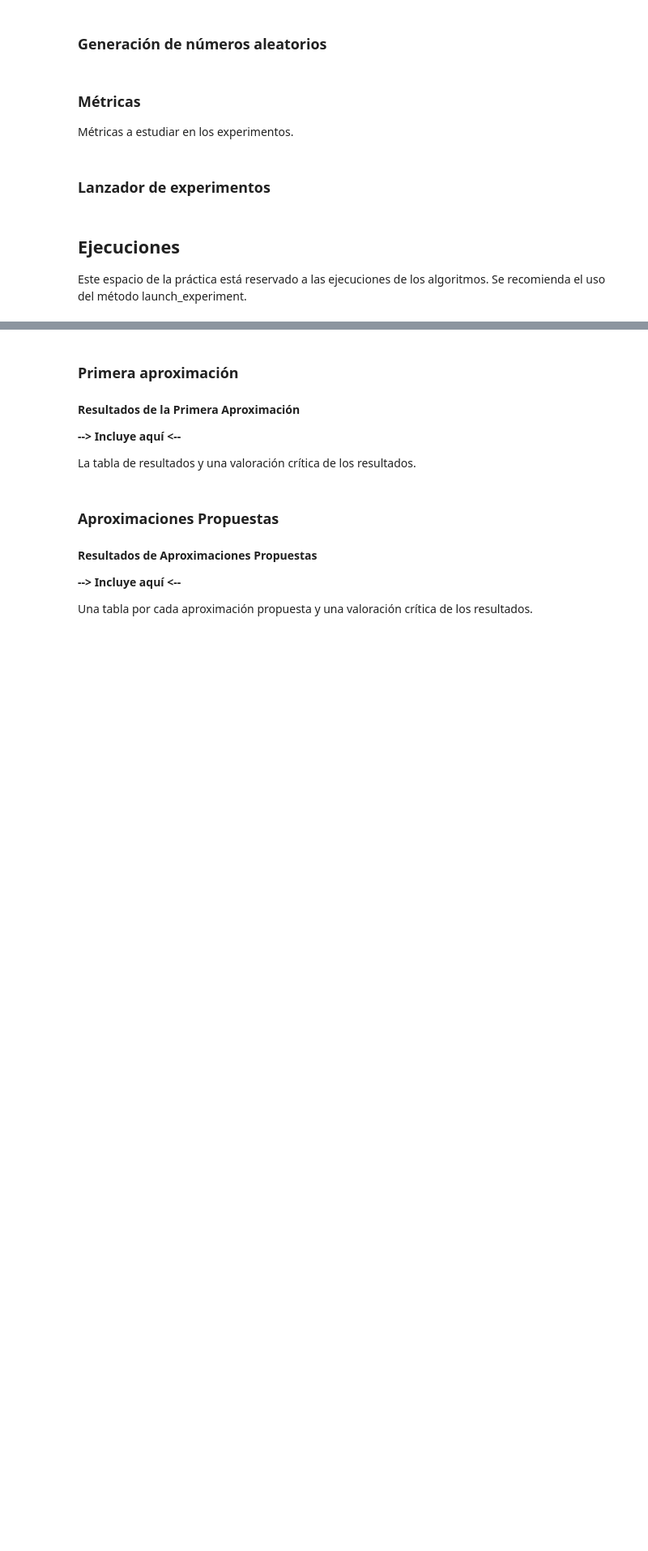
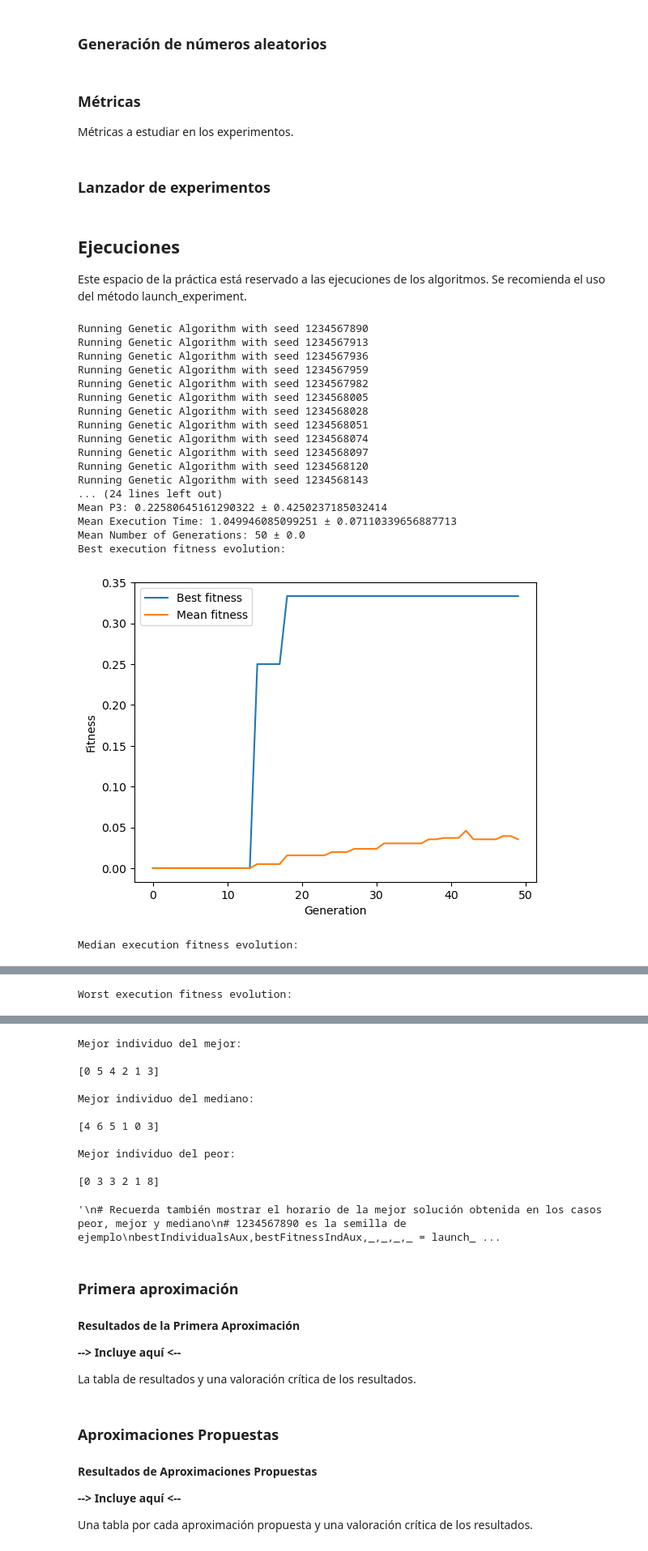
Before and after one commit to javierdesant/AI-assignments, a Jupyter notebook: practica_neuronal_grupo_CITIM21_01.ipynb, the cells around one changed output, grey strips where cells are left out. Shown at 81% size. Saved outputs shown, nothing was run; the diff lists cells and outputs as text; code cells hidden in the pictures; blank space fills up the shorter version.

```diff
--- a/practica_neuronal_grupo_CITIM21_01.ipynb
+++ b/practica_neuronal_grupo_CITIM21_01.ipynb
@@ -245,6 +250,7 @@ def calculate_p2(solution, *args, **kwargs):
         Min = auxRange * i
         if(len([n for n in solution if Min <= n <= Max]) == 0):
             sol += 1
+    sol = dataset['n_days'] - sol
     return sol
 
 def calculate_p3(solution, *args, **kwargs):
@@ -909,25 +938,47 @@ Este espacio de la práctica está reservado a las ejecuciones de los algoritmos
 # %%
 # Crear un conjunto de 31 semillas para los experimentos
 seeds = [1234567890 + i*23 for i in range(31)] # Semillas de ejemplo, cambiar por las semillas que se quieran
-"""
-bestIndividualsAux,bestFitnessIndAux,_,_,_,_ = launch_experiment(seeds, dataset2, generate_initial_population_timetabling, 50, fitness_timetabling, calculate_c1, calculate_c2,
+
+bestIndividualsAux,bestFitnessIndAux,_,_,_,_ = launch_experiment(seeds, dataset1, generate_initial_population_timetabling, 50, fitness_timetabling, calculate_c1, calculate_c2,
                   calculate_p1, calculate_p2, calculate_p3, generation_stop, 50, tournament_selection, one_point_crossover, 0.8,
                   uniform_mutation, 0.1, generational_replacement, max_gen=50, tournament_size=2)
 print("Mejor individuo del mejor: \n")
 print(bestIndividualsAux[bestFitnessIndAux.index(max(bestFitnessIndAux))])
 print("\nMejor individuo del mediano: \n")
 print(bestIndividualsAux[bestFitnessIndAux.index(median(bestFitnessIndAux))])
 print("\nMejor individuo del peor: \n")
 print(bestIndividualsAux[bestFitnessIndAux.index(min(bestFitnessIndAux))])
+
 """
 # Recuerda también mostrar el horario de la mejor solución obtenida en los casos peor, mejor y mediano
 # 1234567890 es la semilla de ejemplo
 bestIndividualsAux,bestFitnessIndAux,_,_,_,_ = launch_experiment(seeds, dataset1, generate_initial_population_final, 50, calculate_fitness_final, calculate_c1_final, calculate_c2_final,
                   calculate_p1_final, calculate_p2_final, calculate_p3_final, generation_stop_final, 50, tournament_selection_final, one_subject_crossover, 0.8,
                   change_every_mutation, 0.1, elite_selection, max_gen=100, tournament_size=8)
 print("Mejor individuo del mejor: \n")
 print(bestIndividualsAux[bestFitnessIndAux.index(max(bestFitnessIndAux))])
 print("\nMejor individuo del mediano: \n")
 print(bestIndividualsAux[bestFitnessIndAux.index(median(bestFitnessIndAux))])
 print("\nMejor individuo del peor: \n")
 print(bestIndividualsAux[bestFitnessIndAux.index(min(bestFitnessIndAux))])
+"""
+# %% [output]
+Running Genetic Algorithm with seed 1234567890
+Running Genetic Algorithm with seed 1234567913
+Running Genetic Algorithm with seed 1234567936
+Running Genetic Algorithm with seed 1234567959
+Running Genetic Algorithm with seed 1234567982
+Running Genetic Algorithm with seed 1234568005
+Running Genetic Algorithm with seed 1234568028
+Running Genetic Algorithm with seed 1234568051
+Running Genetic Algorithm with seed 1234568074
+Running Genetic Algorithm with seed 1234568097
+Running Genetic Algorithm with seed 1234568120
+Running Genetic Algorithm with seed 1234568143
+... (24 lines left out)
+Mean P3: 0.22580645161290322 ± 0.4250237185032414
+Mean Execution Time: 1.049946085099251 ± 0.07110339656887713
+Mean Number of Generations: 50 ± 0.0
+Best execution fitness evolution:
+[figure, added]
+Median execution fitness evolution:
@@ -933,0 +986 @@ print(bestIndividualsAux[bestFitnessIndAux.index(min(bestFitnessIndAux))])
+Worst execution fitness evolution:
@@ -934,3 +988,15 @@ print(bestIndividualsAux[bestFitnessIndAux.index(min(bestFitnessIndAux))])
+Mejor individuo del mejor:
+
+[0 5 4 2 1 3]
+
+Mejor individuo del mediano:
+
+[4 6 5 1 0 3]
+
+Mejor individuo del peor:
+
+[0 3 3 2 1 8]
+'\n# Recuerda también mostrar el horario de la mejor solución obtenida en los casos peor, mejor y mediano\n# 1234567890 es la semilla de ejemplo\nbestIndividualsAux,bestFitnessIndAux,_,_,_,_ = launch_ ...
 # %% [markdown]
 ### Primera aproximación
 # %%
```
Also changed, not shown: parts of 6 cells of this notebook.
